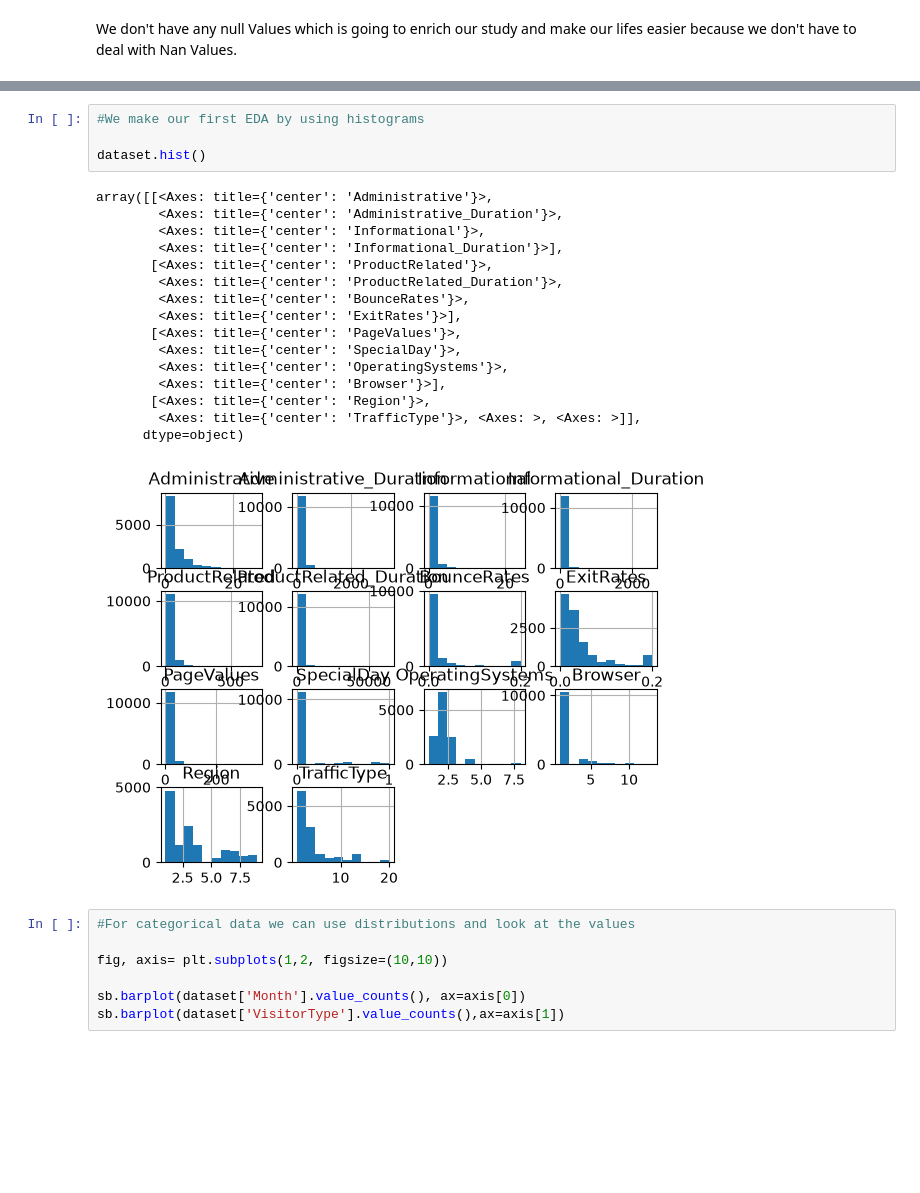
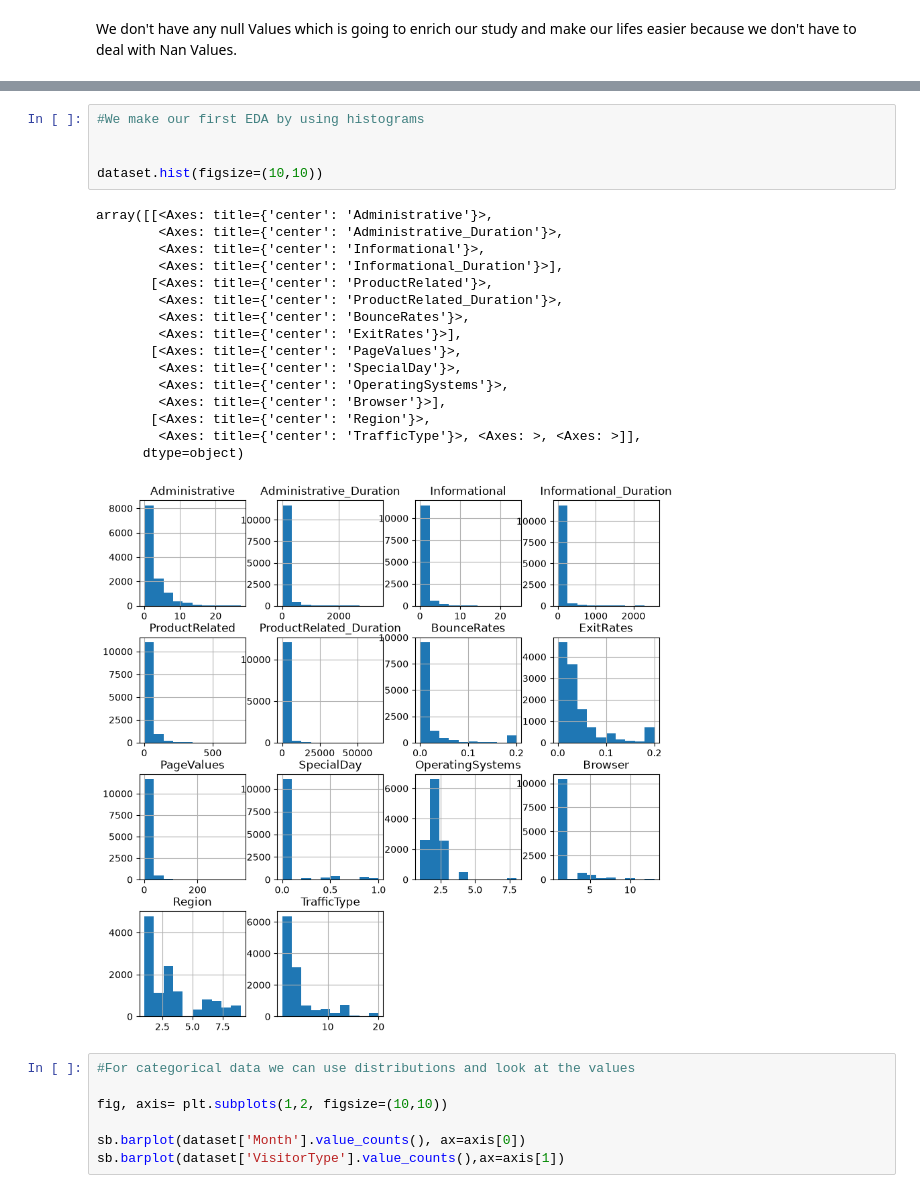
Before and after one commit to Tibuuu/Baseline-Model-Training, a Jupyter notebook: advanced_deep_learning/drug_consumption_dataset.ipynb, the cells around one changed output, grey strips where cells are left out. Saved outputs shown, nothing was run; the diff lists cells and outputs as text; blank space fills up the shorter version.

```diff
--- a/advanced_deep_learning/drug_consumption_dataset.ipynb
+++ b/advanced_deep_learning/drug_consumption_dataset.ipynb
@@ -83,24 +101,25 @@ We don't have any null Values which is going to enrich our study and make our li
 # %%
 #We make our first EDA by using histograms
 
-dataset.hist()
+
+dataset.hist(figsize=(10,10))
 # %% [output]
 array([[<Axes: title={'center': 'Administrative'}>,
         <Axes: title={'center': 'Administrative_Duration'}>,
         <Axes: title={'center': 'Informational'}>,
         <Axes: title={'center': 'Informational_Duration'}>],
        [<Axes: title={'center': 'ProductRelated'}>,
         <Axes: title={'center': 'ProductRelated_Duration'}>,
         <Axes: title={'center': 'BounceRates'}>,
         <Axes: title={'center': 'ExitRates'}>],
        [<Axes: title={'center': 'PageValues'}>,
         <Axes: title={'center': 'SpecialDay'}>,
         <Axes: title={'center': 'OperatingSystems'}>,
         <Axes: title={'center': 'Browser'}>],
        [<Axes: title={'center': 'Region'}>,
         <Axes: title={'center': 'TrafficType'}>, <Axes: >, <Axes: >]],
       dtype=object)
-[figure, old version]
+[figure, new version]
 # %%
 #For categorical data we can use distributions and look at the values
 
```
Also changed, not shown: parts of 4 cells of this notebook.
